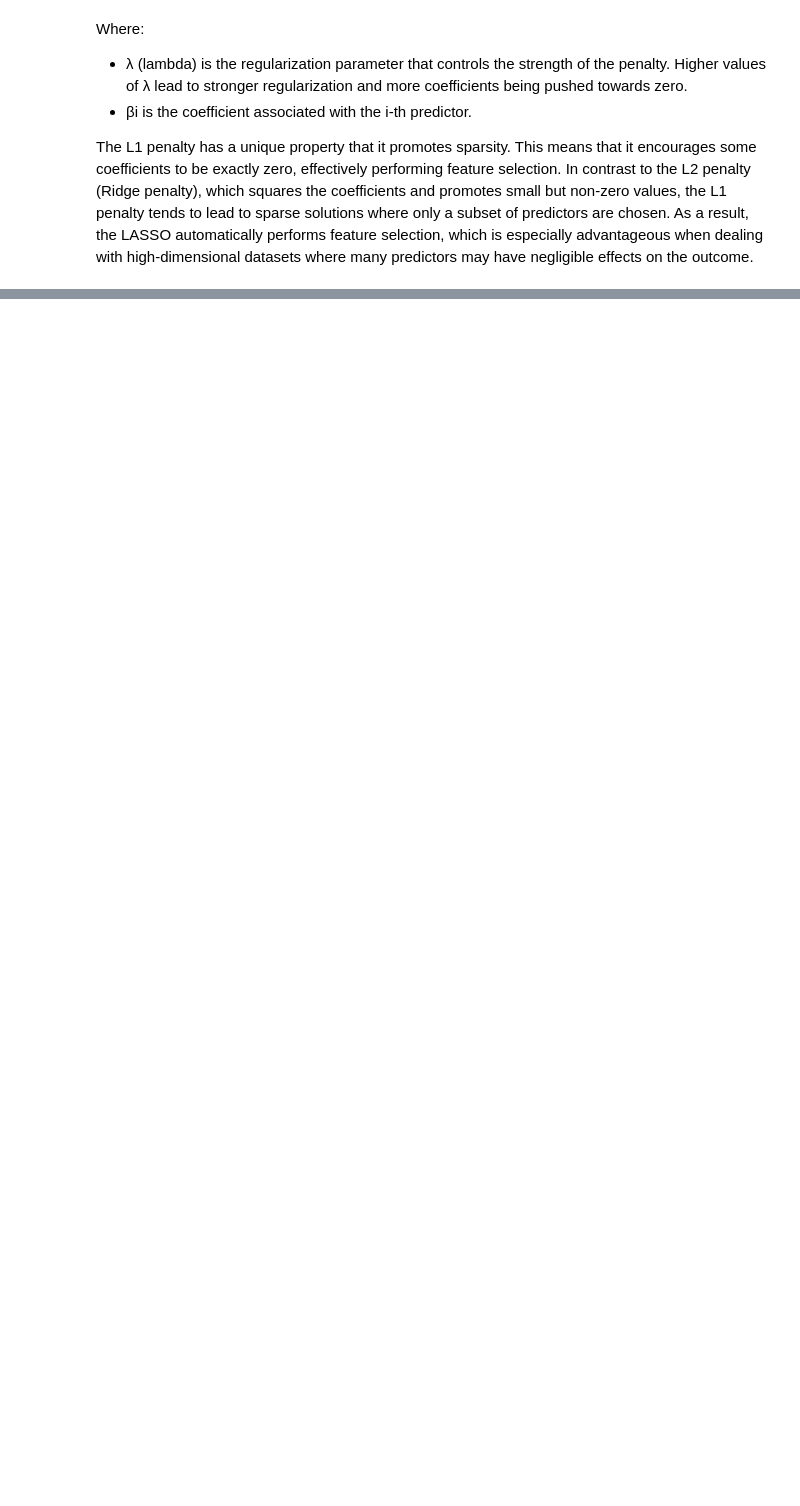
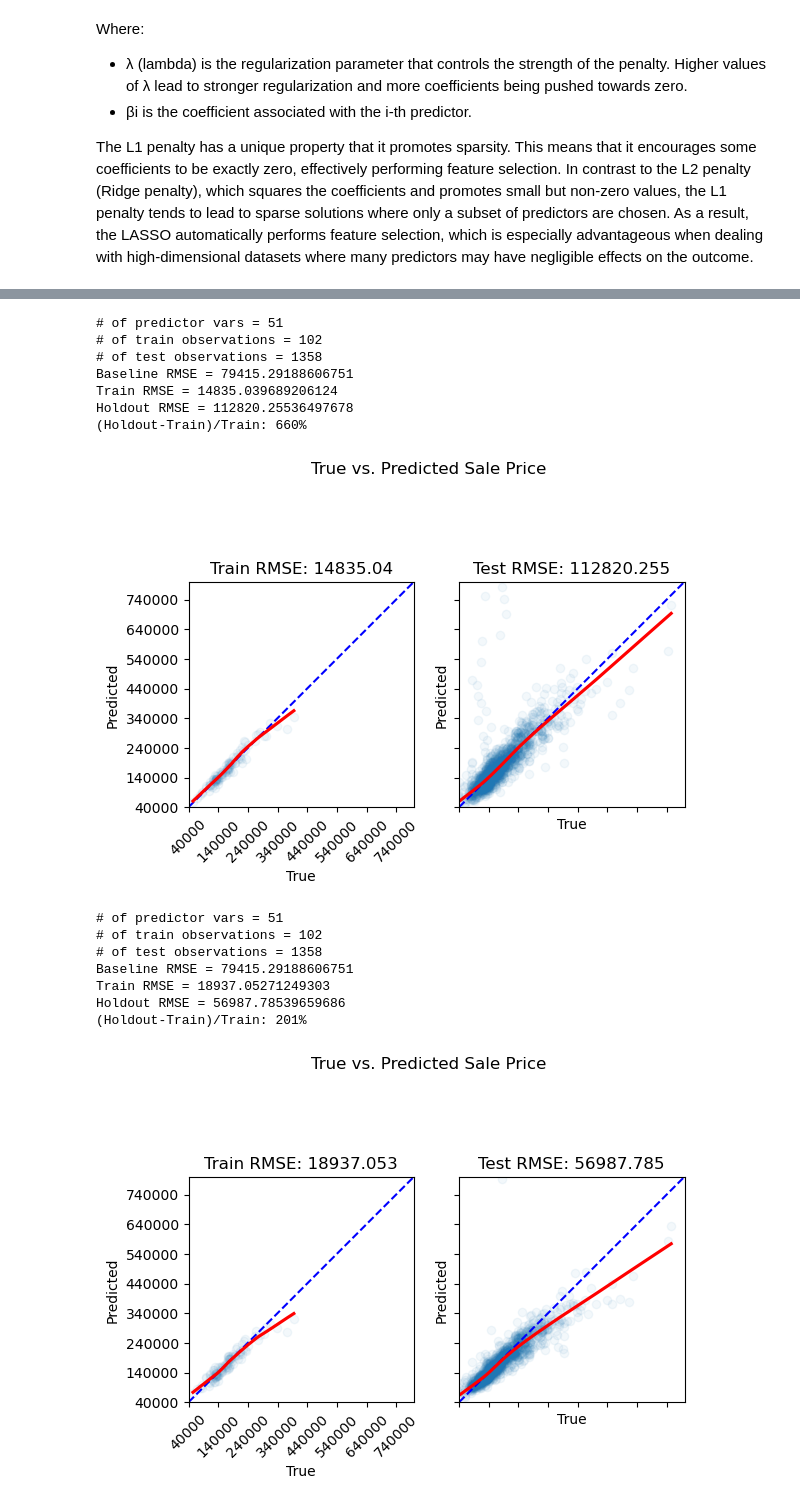
Before and after one commit to carpentries-incubator/high-dimensional-analysis-in-python, a Jupyter notebook: code/08-Regularization.ipynb, the cells around one changed output, grey strips where cells are left out. Cells and saved outputs as stored; diff of their text form; code cells hidden in the pictures; blank space fills up the shorter version.

```diff
--- a/code/08-Regularization.ipynb
+++ b/code/08-Regularization.ipynb
@@ -303,0 +47,4 @@ RMSE_train, RMSE_test = fit_eval_model(X_train, y_train, X_test, y_test, labels,
+# %%
+from preprocessing import prep_fulldim_zdata
+X_train_z, X_test_z, y_train, y_test, y = prep_fulldim_zdata(const_thresh= 86, test_size=.93, y_log_scaled=True)
+X_train_z.head()
@@ -303,0 +98,6 @@ RMSE_train, RMSE_test = fit_eval_model(X_train, y_train, X_test, y_test, labels,
+# %%
+import numpy as np
+alphas = np.logspace(-4, 1, 300)
+print(alphas[0:10])
+max_iter = 100000
+cv = 5
@@ -303,0 +123,40 @@ RMSE_train, RMSE_test = fit_eval_model(X_train, y_train, X_test, y_test, labels,
+# %%
+from regression_predict_sklearn import fit_eval_model
+
+# Full-dim model
+trained_model, error_df = fit_eval_model(y=y, baseline_pred=y.mean(),
+               X_train=X_train_z, y_train=y_train,
+               X_test=X_test_z, y_test=y_test,
+               predictors=X_train_z.columns,
+               metric='RMSE',
+               y_log_scaled=True,
+               model_type='unregularized',
+               include_plots=True, plot_raw=True, verbose=True)
+
+# LASSO
+import numpy as np
+trained_model, error_df = fit_eval_model(y=y, baseline_pred=y.mean(),
+                                         X_train=X_train_z, y_train=y_train,
+                                         X_test=X_test_z, y_test=y_test,
+                                         predictors=X_train_z.columns,
+                                         metric='RMSE',
+                                         y_log_scaled=True,
+                                         model_type='LassoCV', alphas=alphas, cv=5, max_iter=100000,
+                                         include_plots=True, plot_raw=True, verbose=True)
+# %% [output]
+# of predictor vars = 51
+# of train observations = 102
+# of test observations = 1358
+Baseline RMSE = 79415.29188606751
+Train RMSE = 14835.039689206124
+Holdout RMSE = 112820.25536497678
+(Holdout-Train)/Train: 660%
+[figure, added]
+# of predictor vars = 51
+# of train observations = 102
+# of test observations = 1358
+Baseline RMSE = 79415.29188606751
+Train RMSE = 18937.05271249303
+Holdout RMSE = 56987.78539659686
+(Holdout-Train)/Train: 201%
+[figure, added]
```
Also changed, not shown: parts of 46 cells of this notebook, 17 other files.
